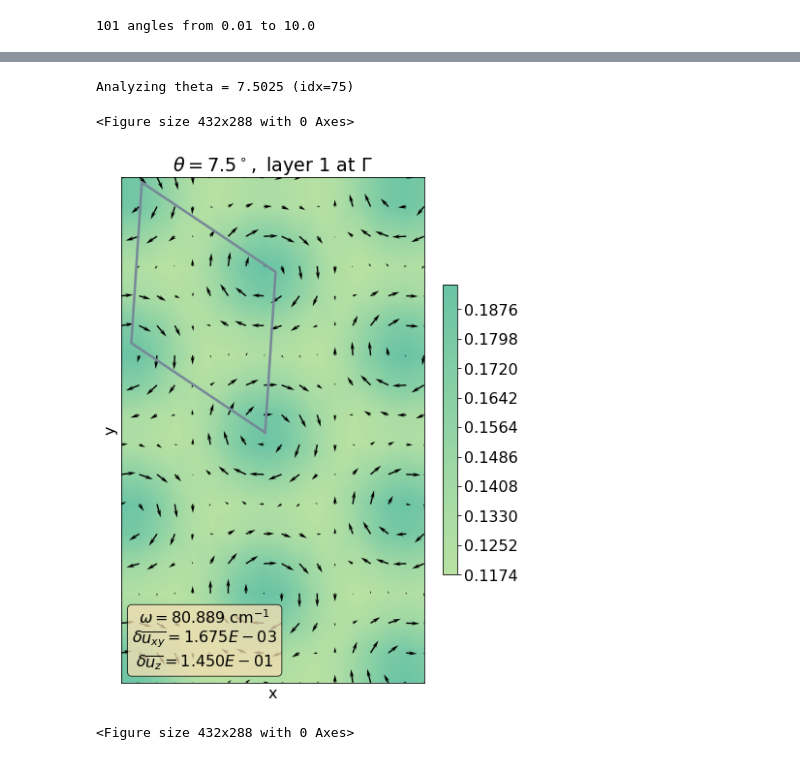
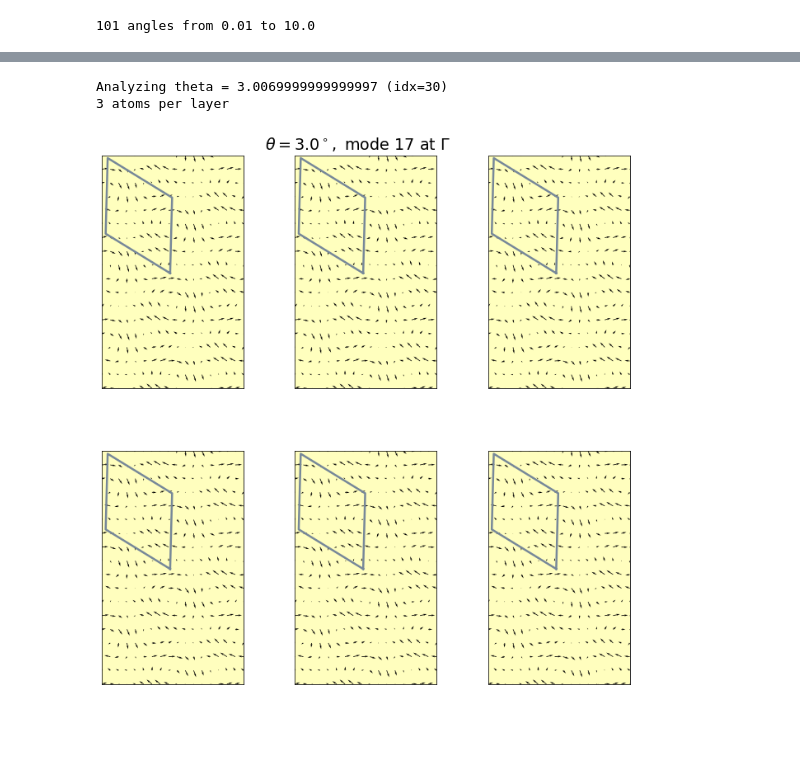
Before and after one commit to jz-lu/ml-ph, a Jupyter notebook: ALLEGRO_ANALYZER/thspc_finder.ipynb, the cells around one changed output, grey strips where cells are left out. Saved outputs shown, nothing was run; the diff lists cells and outputs as text; code cells hidden in the pictures; blank space fills up the shorter version.

Commit message:
front end realspace formatting

```diff
--- a/ALLEGRO_ANALYZER/thspc_finder.ipynb
+++ b/ALLEGRO_ANALYZER/thspc_finder.ipynb
@@ -11,8 +11,8 @@ from pymatgen.io.vasp.inputs import Poscar
 # %%
 # Change as necessary
 ROOT = '/Users/jonathanlu/Documents'
-DIRNAME = "tvGr"
-n_at = 4
+DIRNAME = "tvMoS2"
+n_at = 6
 THSPC_DIR = "theta"
 # %%
 th_min, th_max, ntheta = np.loadtxt(f"{ROOT}/{DIRNAME}/theta.txt")
@@ -65,3 +67,18 @@ Mesh shape: (101, 1521, 2)
 #         if reverse and (j not in LBs[i]):
 #             Ss.append(j)
 #     print(f"[{round(thetas[i], 2)}] S @ {Ss}")
+# %%
+# Visualize the real-space phonons
+THETA_IDX = 100
+WHICH_MODE = 3
+print(f"Analyzing theta = {thetas[THETA_IDX]} (idx={THETA_IDX})")
+coords = mesh[THETA_IDX]
+
+k_set[THETA_IDX] = GM_set[THETA_IDX][:2]
+
+ph = TwistedRealspacePhonon(thetas[THETA_IDX], k_set[THETA_IDX],
+                            GM_set[THETA_IDX], DMs[THETA_IDX], n_at,
+                            bl_M, poscars_uc, modeidxs=np.arange(nmodes),
+                            rspc_sc_sz=3,
+                            outdir=f'{ROOT}/data_mlph')
+ph.plot_a_phonon(WHICH_MODE, save=False, outname='MoS2.png')
@@ -68,17 +91,16 @@ Mesh shape: (101, 1521, 2)
 # %%
-# Visualize the real-space phonons
-THETA_IDX = 75
-WHICH_MODE = 11
+# Visualize the real-space phonons per atom
+THETA_IDX = 30
+WHICH_MODE = 17
 print(f"Analyzing theta = {thetas[THETA_IDX]} (idx={THETA_IDX})")
 coords = mesh[THETA_IDX]
 
 ph = TwistedRealspacePhonon(thetas[THETA_IDX], k_set[THETA_IDX],
                             GM_set[THETA_IDX], DMs[THETA_IDX], n_at,
                             bl_M, poscars_uc, modeidxs=np.arange(nmodes),
-                            outdir=f'{ROOT}/data_mlph')
-ph.plot_a_phonon(WHICH_MODE, save=True, outname='Gr.png')
+                            outdir=f'{ROOT}/data_mlph/')
+ph.plot_a_phonon_per_atom(WHICH_MODE, save=False)
 # %% [output]
-Analyzing theta = 7.5025 (idx=75)
+Analyzing theta = 3.0069999999999997 (idx=30)
+3 atoms per layer
-<Figure size 432x288 with 0 Axes>
-[figure, old version]
+[figure, new version]
-<Figure size 432x288 with 0 Axes>
```
Also changed, not shown: parts of 5 cells of this notebook, 4 other files.
